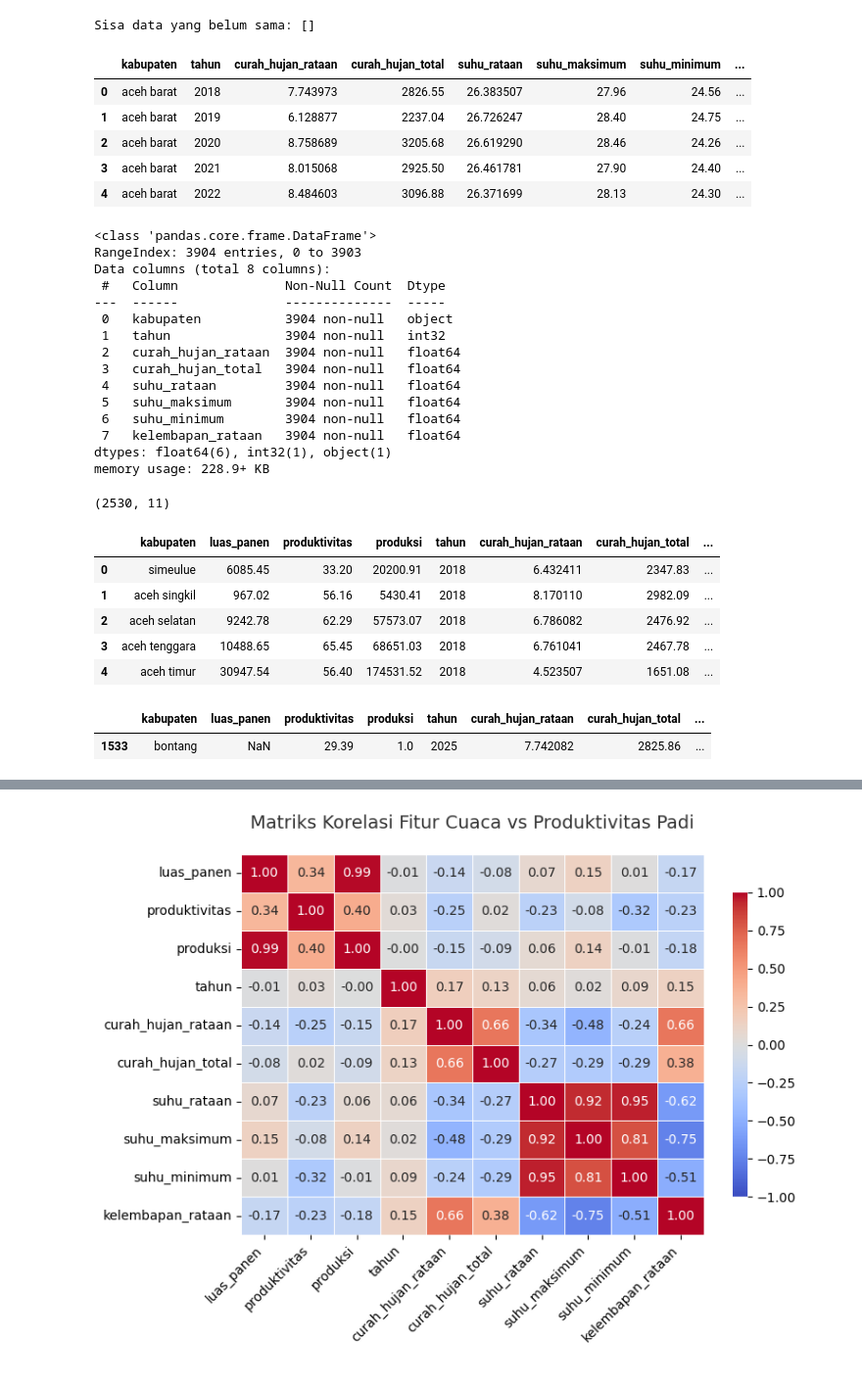
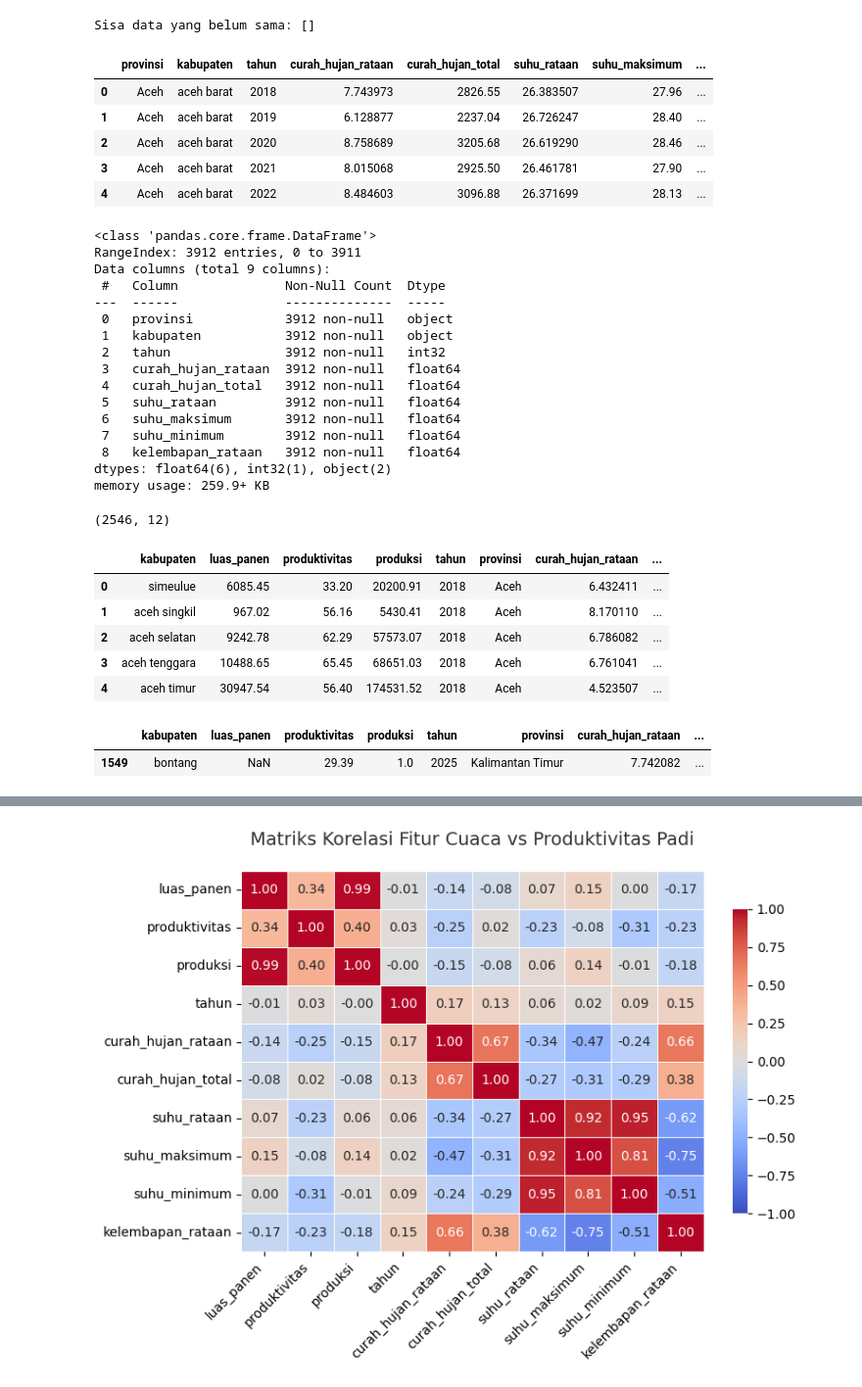
Before and after one commit to TurnNull/capstone-model-temporary, a Jupyter notebook: exploratory_data_analysis/merge_data.ipynb, the cells around one changed output, grey strips where cells are left out. Shown at 98% size. Drawn from its saved outputs; the diff is of its cells as text; code cells hidden in the pictures.

Commit message:
perbaikan base path dan penambahan kolom provinsi

```diff
--- a/exploratory_data_analysis/merge_data.ipynb
+++ b/exploratory_data_analysis/merge_data.ipynb
@@ -5,7 +5,7 @@ import pandas as pd
 import seaborn as sns
 import matplotlib.pyplot as plt
 # %%
-BASE_PATH = 'dataset'
+BASE_PATH = '../dataset'
 EDA_OUTPUT_FOLDER = os.path.join(BASE_PATH, 'eda_outputs')
 BPS_FOLDER = os.path.join(EDA_OUTPUT_FOLDER, 'bps_cleaned.csv')
 NASA_FOLDER = os.path.join(EDA_OUTPUT_FOLDER, 'nasa_cleaned.csv')
@@ -129,47 +129,48 @@ df_nasa["date"] = pd.to_datetime(df_nasa["date"], errors='coerce')
 df_nasa["tahun"] = df_nasa["date"].dt.year
 # %%
 nasa_yearly = (
-    df_nasa.groupby(["kabupaten", "tahun"])
+    df_nasa.groupby(["provinsi", "kabupaten", "tahun"])
     .agg(
         curah_hujan_rataan = ("curah_hujan", "mean"),
         curah_hujan_total  = ("curah_hujan", "sum"),
 
         suhu_rataan        = ("temp_2m", "mean"),
         suhu_maksimum      = ("temp_2m", "max"),
         suhu_minimum       = ("temp_2m", "min"),
 
         kelembapan_rataan  = ("kelembapan_2m", "mean")
     )
     .reset_index()
 )
 
 # Menampilkan 5 data teratas untuk pengecekan
 nasa_yearly.head(5)
 # %% [output]
-|  | kabupaten | tahun | curah_hujan_rataan | curah_hujan_total | suhu_rataan | suhu_maksimum | suhu_minimum | ... |
-| 0 | aceh barat | 2018 | 7.743973 | 2826.55 | 26.383507 | 27.96 | 24.56 | ... |
-| 1 | aceh barat | 2019 | 6.128877 | 2237.04 | 26.726247 | 28.40 | 24.75 | ... |
-| 2 | aceh barat | 2020 | 8.758689 | 3205.68 | 26.619290 | 28.46 | 24.26 | ... |
-| 3 | aceh barat | 2021 | 8.015068 | 2925.50 | 26.461781 | 27.90 | 24.40 | ... |
-| 4 | aceh barat | 2022 | 8.484603 | 3096.88 | 26.371699 | 28.13 | 24.30 | ... |
+|  | provinsi | kabupaten | tahun | curah_hujan_rataan | curah_hujan_total | suhu_rataan | suhu_maksimum | ... |
+| 0 | Aceh | aceh barat | 2018 | 7.743973 | 2826.55 | 26.383507 | 27.96 | ... |
+| 1 | Aceh | aceh barat | 2019 | 6.128877 | 2237.04 | 26.726247 | 28.40 | ... |
+| 2 | Aceh | aceh barat | 2020 | 8.758689 | 3205.68 | 26.619290 | 28.46 | ... |
+| 3 | Aceh | aceh barat | 2021 | 8.015068 | 2925.50 | 26.461781 | 27.90 | ... |
+| 4 | Aceh | aceh barat | 2022 | 8.484603 | 3096.88 | 26.371699 | 28.13 | ... |
 # %%
 nasa_yearly.info()
 # %% [output]
 <class 'pandas.core.frame.DataFrame'>
-RangeIndex: 3904 entries, 0 to 3903
-Data columns (total 8 columns):
+RangeIndex: 3912 entries, 0 to 3911
+Data columns (total 9 columns):
  #   Column              Non-Null Count  Dtype
 ---  ------              --------------  -----
- 0   kabupaten           3904 non-null   object
- 1   tahun               3904 non-null   int32
- 2   curah_hujan_rataan  3904 non-null   float64
- 3   curah_hujan_total   3904 non-null   float64
- 4   suhu_rataan         3904 non-null   float64
- 5   suhu_maksimum       3904 non-null   float64
- 6   suhu_minimum        3904 non-null   float64
- 7   kelembapan_rataan   3904 non-null   float64
-dtypes: float64(6), int32(1), object(1)
-memory usage: 228.9+ KB
+ 0   provinsi            3912 non-null   object
+ 1   kabupaten           3912 non-null   object
+ 2   tahun               3912 non-null   int32
+ 3   curah_hujan_rataan  3912 non-null   float64
+ 4   curah_hujan_total   3912 non-null   float64
+ 5   suhu_rataan         3912 non-null   float64
+ 6   suhu_maksimum       3912 non-null   float64
+ 7   suhu_minimum        3912 non-null   float64
+ 8   kelembapan_rataan   3912 non-null   float64
+dtypes: float64(6), int32(1), object(2)
+memory usage: 259.9+ KB
 # %%
 df_bps['tahun'] = (df_bps['tahun'])
 # %%
@@ -191,13 +192,13 @@ final_df['luas_panen'] = pd.to_numeric(final_df['luas_panen'], errors='coerce')
 # %%
 final_df.shape
 # %% [output]
-(2530, 11)
+(2546, 12)
 # %%
 final_df.head()
 # %% [output]
-|  | kabupaten | luas_panen | produktivitas | produksi | tahun | curah_hujan_rataan | curah_hujan_total | ... |
-| 0 | simeulue | 6085.45 | 33.20 | 20200.91 | 2018 | 6.432411 | 2347.83 | ... |
-| 1 | aceh singkil | 967.02 | 56.16 | 5430.41 | 2018 | 8.170110 | 2982.09 | ... |
-| 2 | aceh selatan | 9242.78 | 62.29 | 57573.07 | 2018 | 6.786082 | 2476.92 | ... |
-| 3 | aceh tenggara | 10488.65 | 65.45 | 68651.03 | 2018 | 6.761041 | 2467.78 | ... |
-| 4 | aceh timur | 30947.54 | 56.40 | 174531.52 | 2018 | 4.523507 | 1651.08 | ... |
+|  | kabupaten | luas_panen | produktivitas | produksi | tahun | provinsi | curah_hujan_rataan | ... |
+| 0 | simeulue | 6085.45 | 33.20 | 20200.91 | 2018 | Aceh | 6.432411 | ... |
+| 1 | aceh singkil | 967.02 | 56.16 | 5430.41 | 2018 | Aceh | 8.170110 | ... |
+| 2 | aceh selatan | 9242.78 | 62.29 | 57573.07 | 2018 | Aceh | 6.786082 | ... |
+| 3 | aceh tenggara | 10488.65 | 65.45 | 68651.03 | 2018 | Aceh | 6.761041 | ... |
+| 4 | aceh timur | 30947.54 | 56.40 | 174531.52 | 2018 | Aceh | 4.523507 | ... |
@@ -210,8 +206,8 @@ final_df.to_csv(
 value_kosong = final_df[final_df.isnull().any(axis=1)]
 value_kosong
 # %% [output]
-|  | kabupaten | luas_panen | produktivitas | produksi | tahun | curah_hujan_rataan | curah_hujan_total | ... |
-| 1533 | bontang | NaN | 29.39 | 1.0 | 2025 | 7.742082 | 2825.86 | ... |
+|  | kabupaten | luas_panen | produktivitas | produksi | tahun | provinsi | curah_hujan_rataan | ... |
+| 1549 | bontang | NaN | 29.39 | 1.0 | 2025 | Kalimantan Timur | 7.742082 | ... |
 # %%
 final_df = final_df.dropna(subset=['luas_panen'])
 # %%
```
Also changed, not shown: parts of 3 cells of this notebook, 7 other files.
